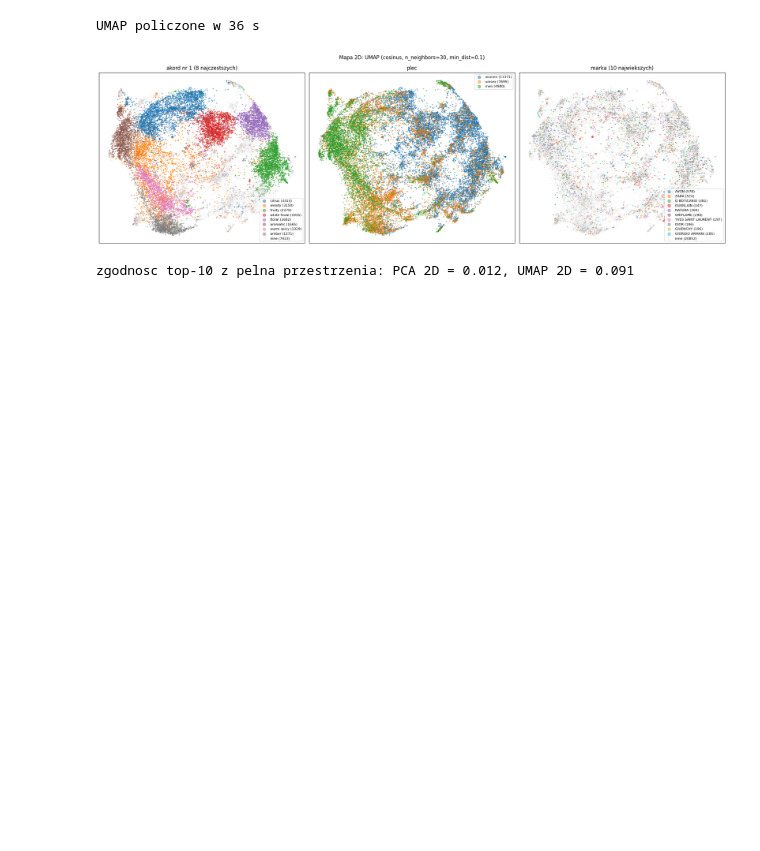
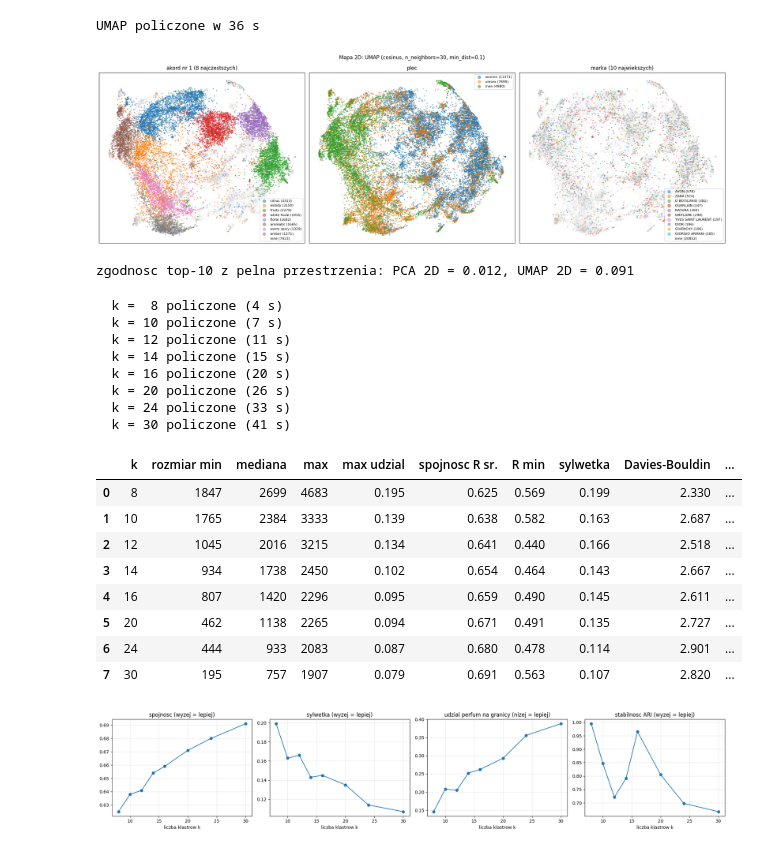
Before and after one commit to adamdobrogowski/PerfumeCollectionApp, a Jupyter notebook: notatniki/clustering.ipynb, the cells around one changed output. Cells and saved outputs as stored; diff of their text form; code cells hidden in the pictures; blank space fills up the shorter version.

Commit message:
Ukonczenie klasteryzacji, przejscie do podzialu bazy przed przeniesieniem do postgresql

```diff
--- a/notatniki/clustering.ipynb
+++ b/notatniki/clustering.ipynb
@@ -327,3 +327,68 @@ print(f"zgodnosc top-10 z pelna przestrzenia: PCA 2D = {zgodnosc_2d(xy_pca, q2):
 UMAP policzone w 36 s
 [figure]
 zgodnosc top-10 z pelna przestrzenia: PCA 2D = 0.012, UMAP 2D = 0.091
+# %%
+from sklearn.cluster import KMeans
+from sklearn.metrics import adjusted_rand_score, davies_bouldin_score, silhouette_score
+
+K_LISTA = [8, 10, 12, 14, 16, 20, 24, 30]
+SEEDY = [CONFIG["SEED"], CONFIG["SEED"] + 1, CONFIG["SEED"] + 2]          # trzy uruchomienia do oceny stabilnosci
+probka_sil = np.sort(np.random.default_rng(CONFIG["SEED"]).choice(N, 5000, replace=False))
+
+def srodki_i_margines(Z, etykiety, k):
+    """Srodki klastrow (jednostkowe), spojnosc R i margines = (cos do najblizszego srodka) - (cos do drugiego)"""
+    srednie = np.vstack([Z[etykiety == c].mean(0) for c in range(k)])
+    R = np.linalg.norm(srednie, axis=1)                                      # dlugosc sredniego wektora jednostkowego
+    C = srednie / R[:, None]
+    sim = Z @ C.T
+    srt = np.sort(sim, axis=1)
+    return C, R, srt[:, -1] - srt[:, -2]
+
+labels_k, centra_k, wiersze, t0 = {}, {}, [], time.time()
+for k in K_LISTA:
+    przebiegi = [KMeans(n_clusters=k, n_init=3, random_state=s).fit(Z).labels_ for s in SEEDY]
+    lab = przebiegi[0]                                                       # glowny podzial = pierwsze ziarno
+    C, R, margines = srodki_i_margines(Z, lab, k)
+    rozmiary = np.bincount(lab, minlength=k)
+    ari = np.mean([adjusted_rand_score(przebiegi[i], przebiegi[j]) for i in range(3) for j in range(i + 1, 3)])
+    labels_k[k], centra_k[k] = lab, C
+    wiersze.append({"k": k,
+                    "rozmiar min": int(rozmiary.min()), "mediana": int(np.median(rozmiary)), "max": int(rozmiary.max()),
+                    "max udzial": round(rozmiary.max() / N, 3),
+                    "spojnosc R sr.": round(R.mean(), 3), "R min": round(R.min(), 3),
+                    "sylwetka": round(silhouette_score(Z[probka_sil], lab[probka_sil], metric="cosine"), 3),
+                    "Davies-Bouldin": round(davies_bouldin_score(Z, lab), 3),
+                    "granica <0.03": round(float((margines < 0.03).mean()), 3),
+                    "granica <0.06": round(float((margines < 0.06).mean()), 3),
+                    "stabilnosc ARI": round(float(ari), 3)})
+    print(f"  k = {k:2d} policzone ({time.time() - t0:.0f} s)")
+
+skan = pd.DataFrame(wiersze)
+display(skan)
+skan.to_csv(os.path.join(CONFIG["OUTPUT_DIR"], "skan_k.csv"), index=False)
+
+# --- wykresy miar w funkcji liczby klastrow ---
+fig, osie = plt.subplots(1, 4, figsize=(20, 4))
+for ax, (kol, tyt) in zip(osie, [("spojnosc R sr.", "spojnosc (wyzej = lepiej)"), ("sylwetka", "sylwetka (wyzej = lepiej)"),
+                                 ("granica <0.06", "udzial perfum na granicy (nizej = lepiej)"), ("stabilnosc ARI", "stabilnosc ARI (wyzej = lepiej)")]):
+    ax.plot(skan.k, skan[kol], "o-"); ax.set_title(tyt); ax.set_xlabel("liczba klastrow k"); ax.grid(alpha=0.3)
+fig.tight_layout(); fig.savefig(os.path.join(CONFIG["OUTPUT_DIR"], "skan_k.png"), dpi=110); plt.show()
+# %% [output]
+  k =  8 policzone (4 s)
+  k = 10 policzone (7 s)
+  k = 12 policzone (11 s)
+  k = 14 policzone (15 s)
+  k = 16 policzone (20 s)
+  k = 20 policzone (26 s)
+  k = 24 policzone (33 s)
+  k = 30 policzone (41 s)
+|  | k | rozmiar min | mediana | max | max udzial | spojnosc R sr. | R min | sylwetka | Davies-Bouldin | ... |
+| 0 | 8 | 1847 | 2699 | 4683 | 0.195 | 0.625 | 0.569 | 0.199 | 2.330 | ... |
+| 1 | 10 | 1765 | 2384 | 3333 | 0.139 | 0.638 | 0.582 | 0.163 | 2.687 | ... |
+| 2 | 12 | 1045 | 2016 | 3215 | 0.134 | 0.641 | 0.440 | 0.166 | 2.518 | ... |
+| 3 | 14 | 934 | 1738 | 2450 | 0.102 | 0.654 | 0.464 | 0.143 | 2.667 | ... |
+| 4 | 16 | 807 | 1420 | 2296 | 0.095 | 0.659 | 0.490 | 0.145 | 2.611 | ... |
+| 5 | 20 | 462 | 1138 | 2265 | 0.094 | 0.671 | 0.491 | 0.135 | 2.727 | ... |
+| 6 | 24 | 444 | 933 | 2083 | 0.087 | 0.680 | 0.478 | 0.114 | 2.901 | ... |
+| 7 | 30 | 195 | 757 | 1907 | 0.079 | 0.691 | 0.563 | 0.107 | 2.820 | ... |
+[figure, added]
```
Also changed, not shown: parts of 15 cells of this notebook.
